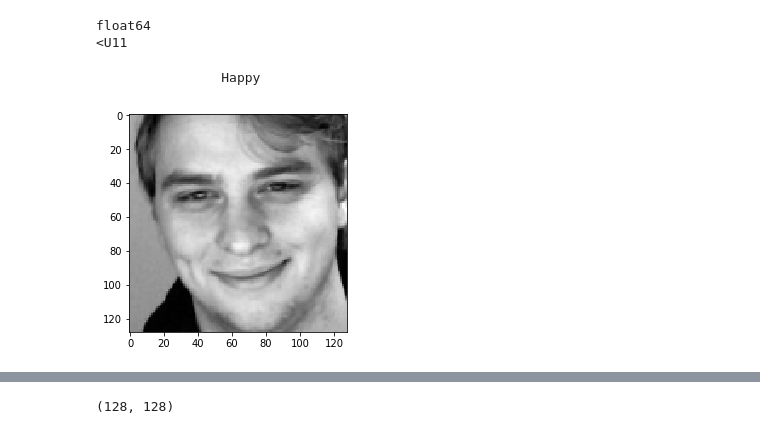
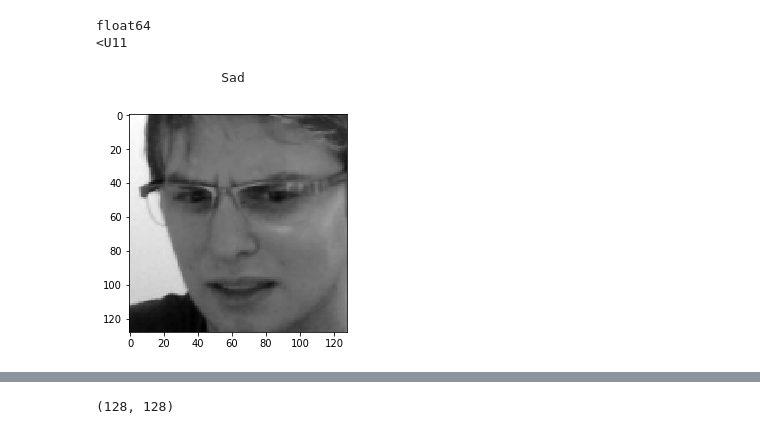
Before and after one commit to Saiuz/Emotion-Detection, a Jupyter notebook: Expression Network.ipynb, the cells around one changed output, grey strips where cells are left out. Drawn from its saved outputs; the diff is of its cells as text; code cells hidden in the pictures.

```diff
--- a/Expression Network.ipynb
+++ b/Expression Network.ipynb
@@ -48,12 +67,12 @@ print(labels.dtype)
 float64
 <U11
 # %%
-idx = 111
+idx = np.random.randint(0,len(labels))
 plt.imshow(images[idx], cmap="gray")
 print("\t\t"+str(labels[idx]))
 # %% [output]
-                Happy
+                Sad
-[figure, old version]
+[figure, new version]
 # %%
 import random
 def balanced_subset(images,labels):
```
Also changed, not shown: parts of 5 cells of this notebook, 6 other files.
